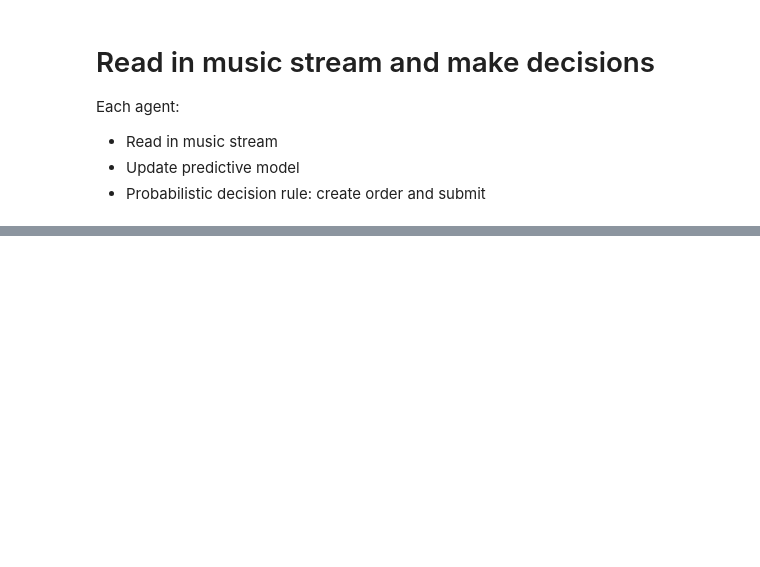
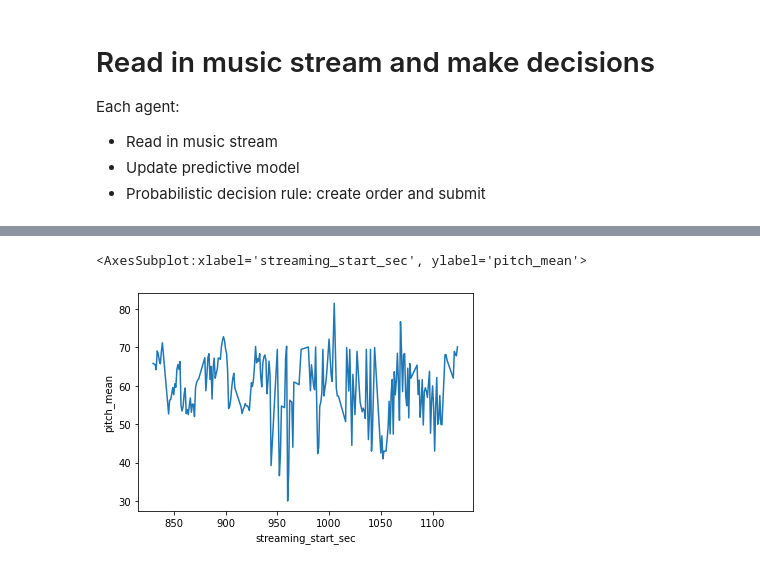
Before and after one commit to echow1/trading_music, a Jupyter notebook: predicting structural breaks in music stream.ipynb, the cells around one changed output, grey strips where cells are left out. Saved outputs shown, nothing was run; the diff lists cells and outputs as text; code cells hidden in the pictures; blank space fills up the shorter version.

```diff
--- a/predicting structural breaks in music stream.ipynb
+++ b/predicting structural breaks in music stream.ipynb
@@ -250,0 +248,9 @@ Offline: prototype Kalman filter
+# %%
+"""
+plot time series of interest
+"""
+import seaborn as sns
+sns.lineplot(data=assetDataSoFar_df, x="streaming_start_sec", y="pitch_mean")
+# %% [output]
+<AxesSubplot:xlabel='streaming_start_sec', ylabel='pitch_mean'>
+[figure, added]
```
Also changed, not shown: parts of 6 cells of this notebook, 1 other file.
